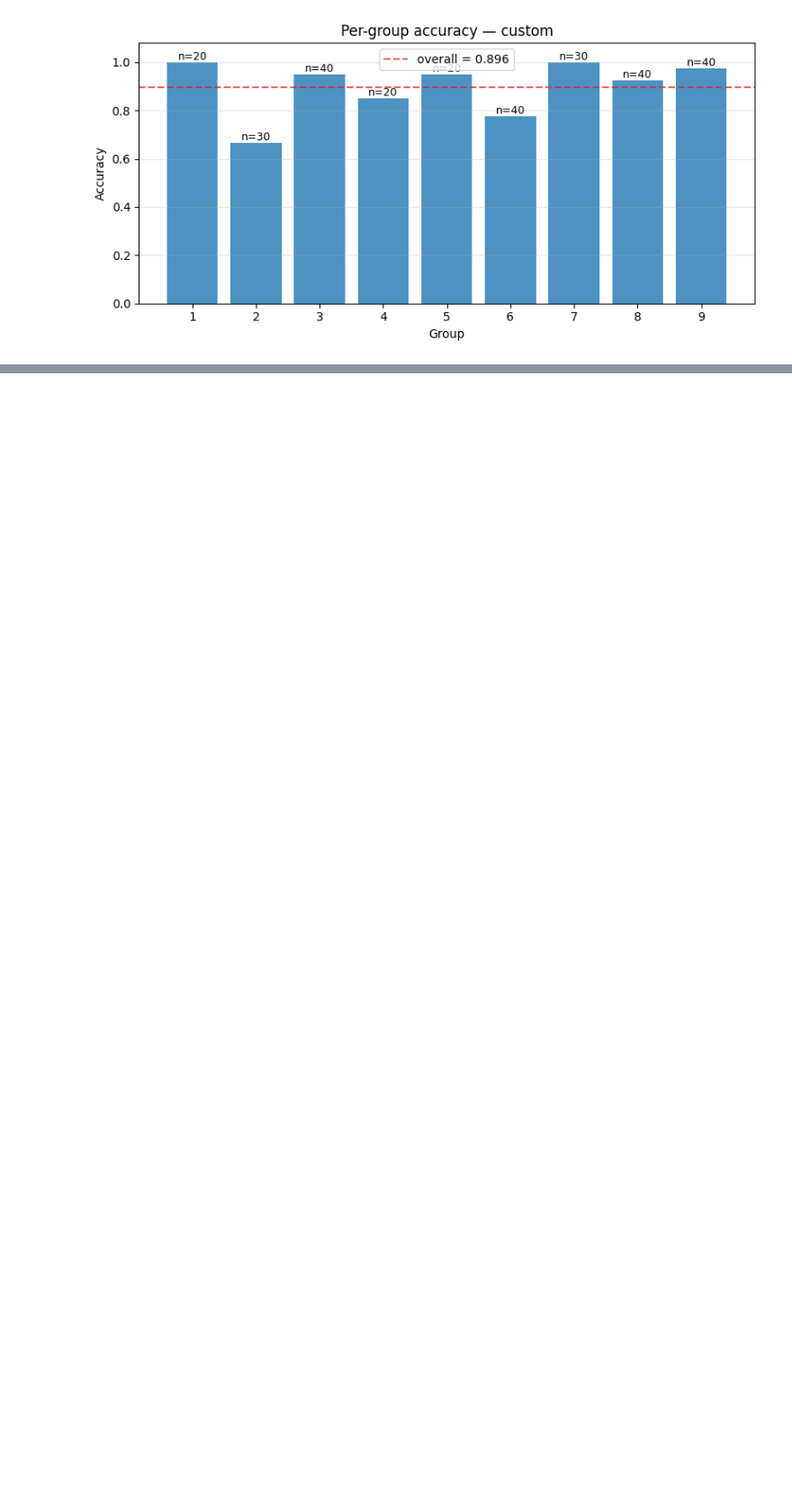
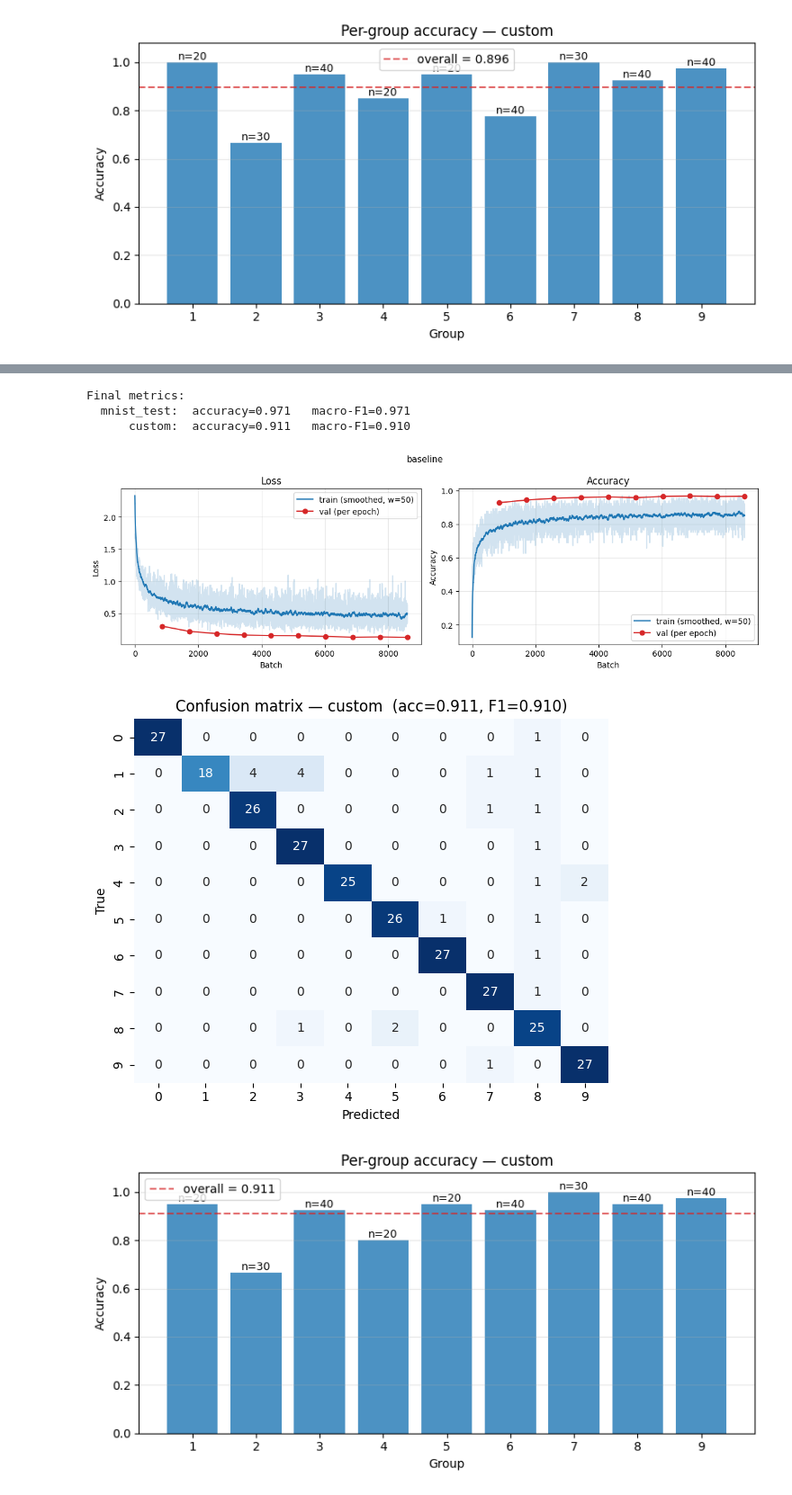
Before and after one commit to abreiss/Ai-final-project, a Jupyter notebook: handwriting.ipynb, the cells around one changed output, grey strips where cells are left out. Shown at 90% size. Cells and saved outputs as stored; diff of their text form; code cells hidden in the pictures; blank space fills up the shorter version.

```diff
--- a/handwriting.ipynb
+++ b/handwriting.ipynb
@@ -466,0 +499,14 @@ Final metrics:
+# %%
+torch.manual_seed(SEED)
+monitor = TrainingMonitor(name='baseline')
+model   = DigitMLP(hidden_sizes=(128,), dropout=0.3, activation='relu').to(device)
+train(model, monitor, lr=1e-3, epochs=10)
+validate(model, monitor)
+monitor.plt()
+# %% [output]
+Final metrics:
+  mnist_test:  accuracy=0.971   macro-F1=0.971
+      custom:  accuracy=0.911   macro-F1=0.910
+[figure, added]
+[figure, added]
+[figure, added]
```
Also changed, not shown: parts of 6 cells of this notebook.
